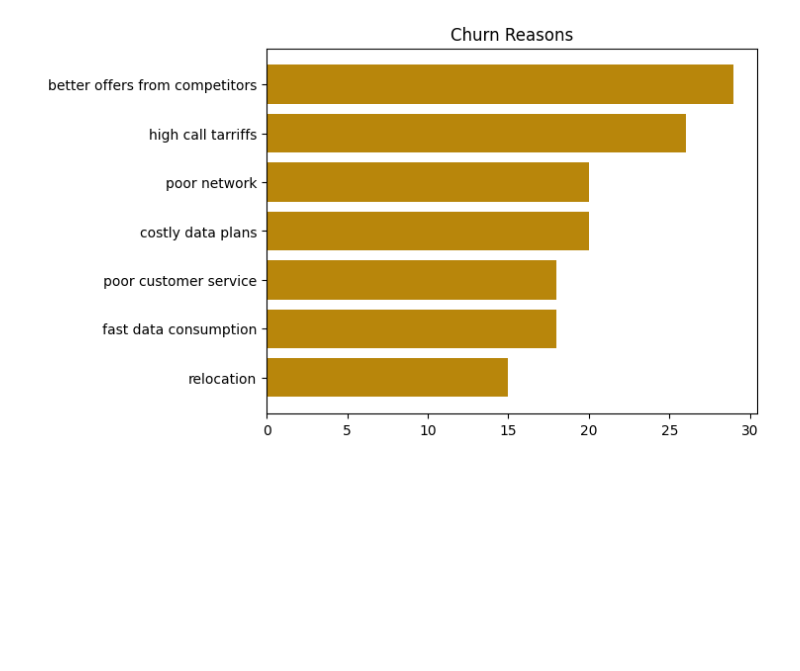
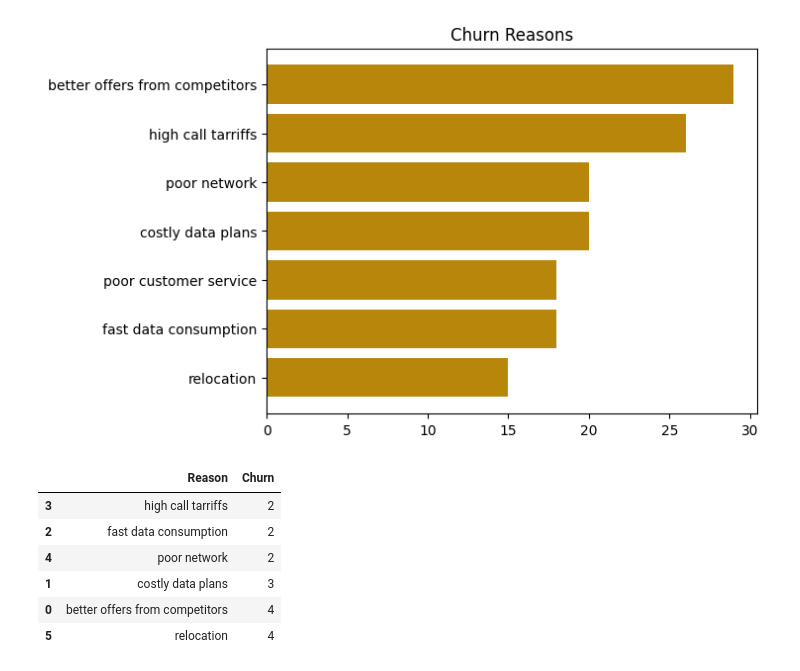
Before and after one commit to iamdrmeka/mtn_churn_new, a Jupyter notebook: mtn_churn.ipynb, the cells around one changed output. Cells and saved outputs as stored; diff of their text form; code cells hidden in the pictures; blank space fills up the shorter version.

```diff
--- a/mtn_churn.ipynb
+++ b/mtn_churn.ipynb
@@ -446,3 +449,16 @@ plt.title("Churn Reasons")
 plt.show()
 # %% [output]
 [figure]
+# %%
+# churn reason for the youths
+churn_reason = df[(df['customer_churn_status'] == 'yes') & (df['age_group'] == 'Youths(16-24)')].groupby(['reasons_for_churn'])['customer_id'].nunique().reset_index().sort_values(by='customer_id', ascending=True)
+churn_reason.columns = ['Reason', 'Churn']
+display(churn_reason)
+# %% [output]
+|  | Reason | Churn |
+| 3 | high call tarriffs | 2 |
+| 2 | fast data consumption | 2 |
+| 4 | poor network | 2 |
+| 1 | costly data plans | 3 |
+| 0 | better offers from competitors | 4 |
+| 5 | relocation | 4 |
```
Also changed, not shown: parts of 5 cells of this notebook, 21 other files.
